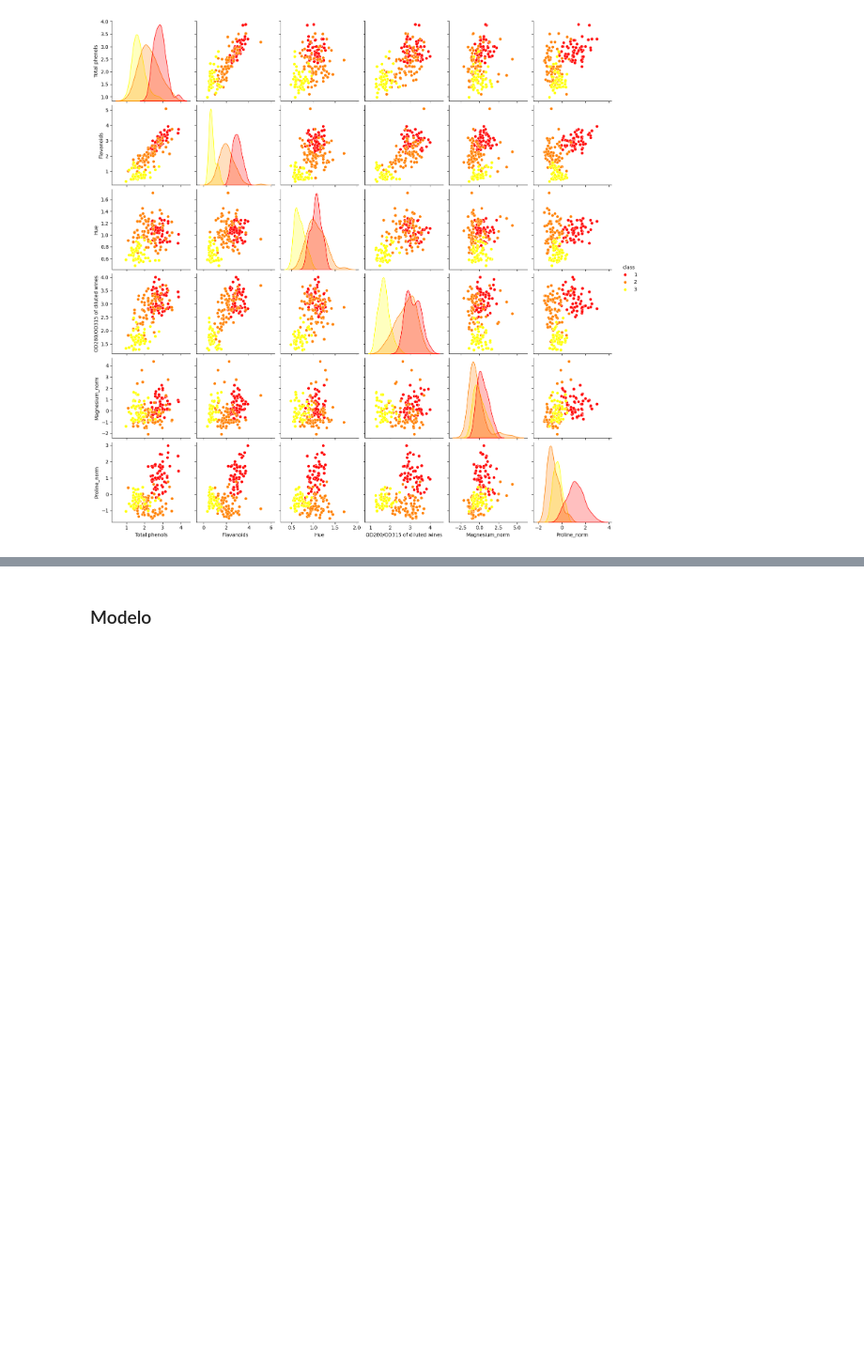
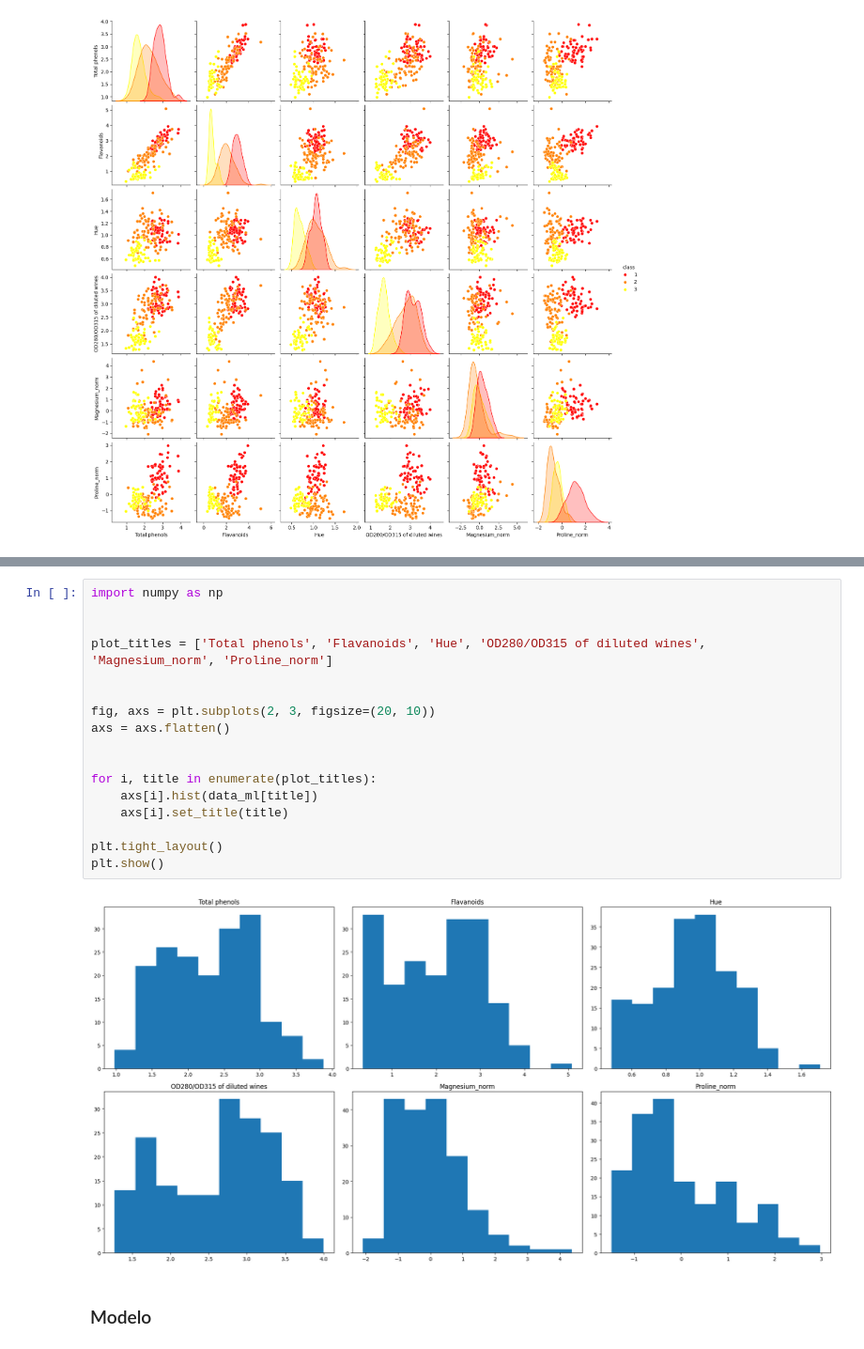
Before and after one commit to Carlos3du/wineClassification, a Jupyter notebook: classification/wine.ipynb, the cells around one changed output, grey strips where cells are left out. Shown: that part at 94% size. Drawn from its saved outputs; the diff is of its cells as text; blank space fills up the shorter version.

Commit message:
add: subplots

```diff
--- a/classification/wine.ipynb
+++ b/classification/wine.ipynb
@@ -62,3 +53,22 @@ ValueError: Mime type rendering requires nbformat>=4.2.0 but it is not installed
+# %%
+import numpy as np
+
+
+plot_titles = ['Total phenols', 'Flavanoids', 'Hue', 'OD280/OD315 of diluted wines', 'Magnesium_norm', 'Proline_norm']
+
+
+fig, axs = plt.subplots(2, 3, figsize=(20, 10))
+axs = axs.flatten()
+
+
+for i, title in enumerate(plot_titles):
+    axs[i].hist(data_ml[title])
+    axs[i].set_title(title)
+
+plt.tight_layout()
+plt.show()
+# %% [output]
+[figure, added]
 # %% [markdown]
 ### Modelo
 # %%
```
Also changed, not shown: parts of 2 cells of this notebook, 2 other files.
